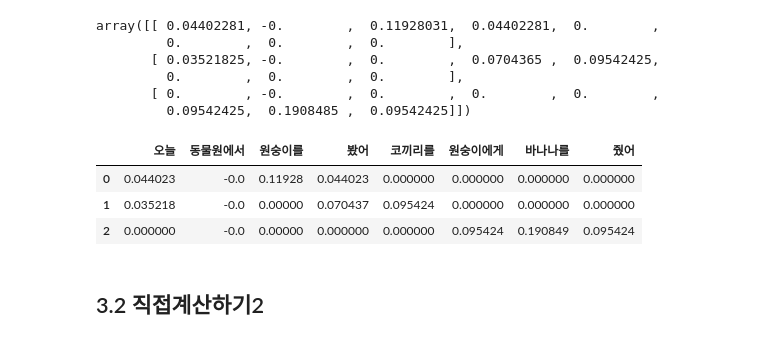
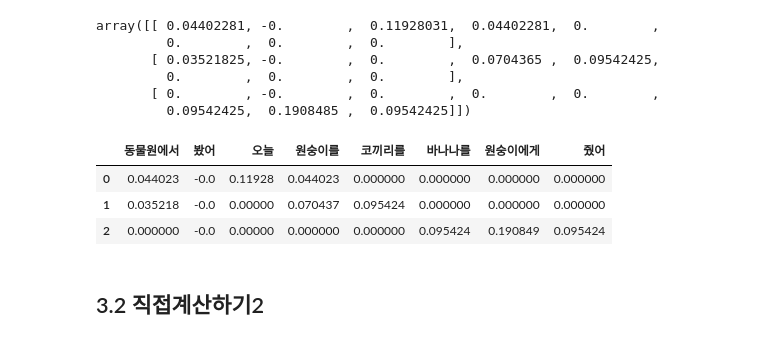
Before and after one commit to Neulvo/TIL, a Jupyter notebook: 07_Practice_Document_Representation의_tfidf.ipynb, the cells around one changed output. Drawn from its saved outputs; the diff is of its cells as text; code cells hidden in the pictures.

```diff
--- a/07_Practice_Document_Representation의_tfidf.ipynb
+++ b/07_Practice_Document_Representation의_tfidf.ipynb
@@ -49,27 +47,25 @@ defaultdict(<function __main__.<lambda>>,
 ### 3) BoW 생성
 # %%
 import numpy as np
-
-BoW_ls = []
+Bow_ls =[]
 
 for i, doc in enumerate(doc_ls):
   bow = np.zeros(len(word2id), dtype=int)
   for token in doc:
-    bow[word2id[token]]+=1
-  BoW_ls.append(bow.tolist())
-BoW_ls
+    bow[word2id[token]] +=1
+  Bow_ls.append(bow.tolist())
+Bow_ls
 # %% [output]
 [[1, 1, 1, 1, 0, 0, 0, 0], [1, 1, 0, 2, 1, 0, 0, 0], [0, 1, 0, 0, 0, 1, 2, 1]]
 # %%
 from IPython.core import display as ICD
-
-sorted_vocab=sorted((value,key) for key, value in word2id.items())
+sorted_vocab = sorted((value,key) for key, value in word2id.items())
 vocab=[v[1] for v in sorted_vocab]
 
-for i in range(len(docs)) :
+for i in range(len(docs)):
   print("문서{} : {}".format(i, docs[i]))
-  ICD.display(pd.DataFrame([BoW_ls[i]], columns=vocab))
-  print("\n\n")
+  ICD.display(pd.DataFrame([Bow_ls[i]],columns=vocab))
+  print('\n\n')
 # %% [output]
 문서0 : 오늘 동물원에서 원숭이를 봤어
 |  | 오늘 | 동물원에서 | 원숭이를 | 봤어 | 코끼리를 | 원숭이에게 | 바나나를 | 줬어 |
@@ -548,12 +507,11 @@ array([[ 0.04402281, -0.        ,  0.11928031,  0.04402281,  0.        ,
 # %%
 import pandas as pd
 
 sorted_vocab = sorted((value, key) for key, value in word2id.items())
-vocab = [v[1] for v in sorted_vocab]
-tfidf= computeTFIDF(DTM)
+tfidf=computeTFIDF(DTM)
 pd.DataFrame(tfidf, columns=vocab)
 # %% [output]
-|  | 오늘 | 동물원에서 | 원숭이를 | 봤어 | 코끼리를 | 원숭이에게 | 바나나를 | 줬어 |
+|  | 동물원에서 | 봤어 | 오늘 | 원숭이를 | 코끼리를 | 바나나를 | 원숭이에게 | 줬어 |
 | 0 | 0.044023 | -0.0 | 0.11928 | 0.044023 | 0.000000 | 0.000000 | 0.000000 | 0.000000 |
 | 1 | 0.035218 | -0.0 | 0.00000 | 0.070437 | 0.095424 | 0.000000 | 0.000000 | 0.000000 |
 | 2 | 0.000000 | -0.0 | 0.00000 | 0.000000 | 0.000000 | 0.095424 | 0.190849 | 0.095424 |
```
Also changed, not shown: parts of 31 cells of this notebook.
